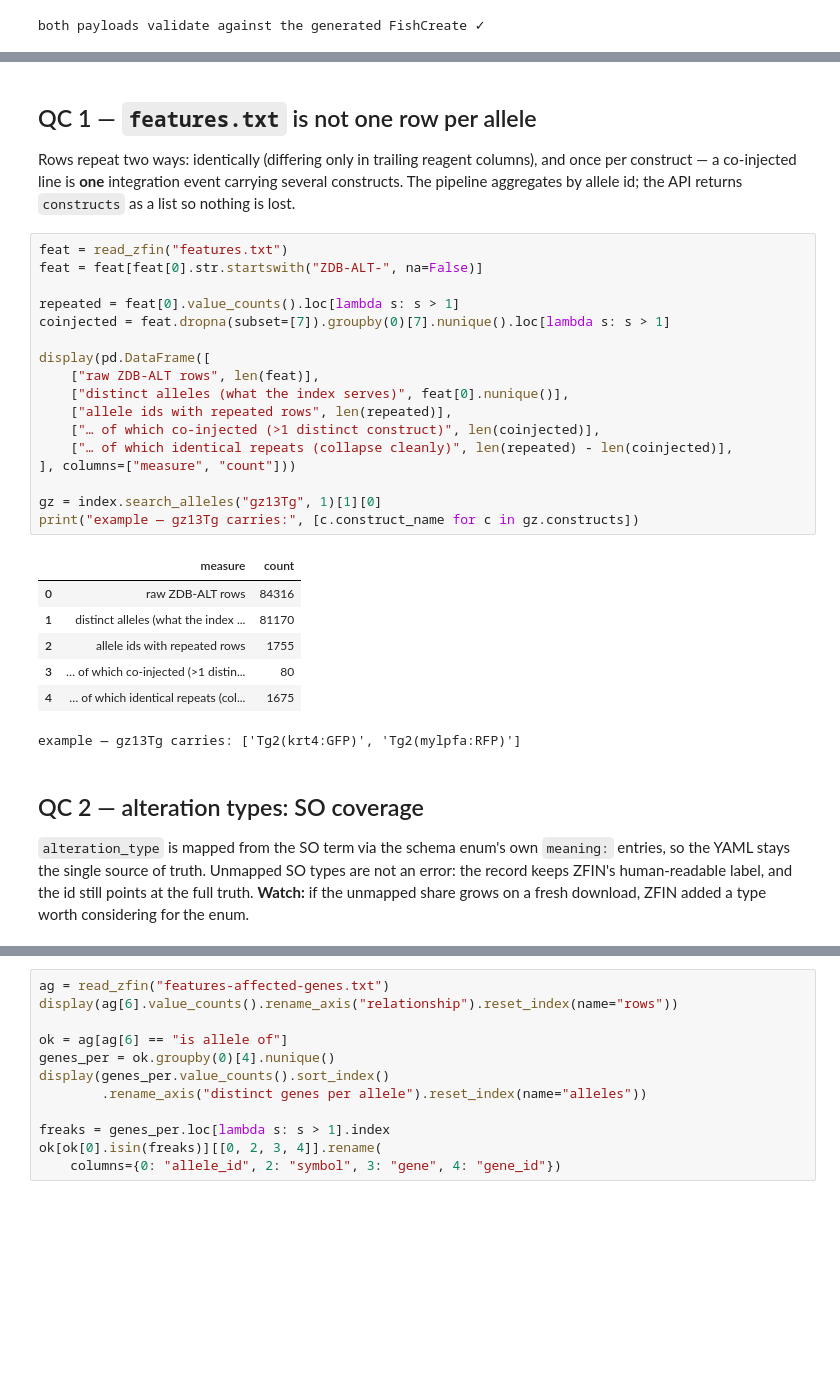
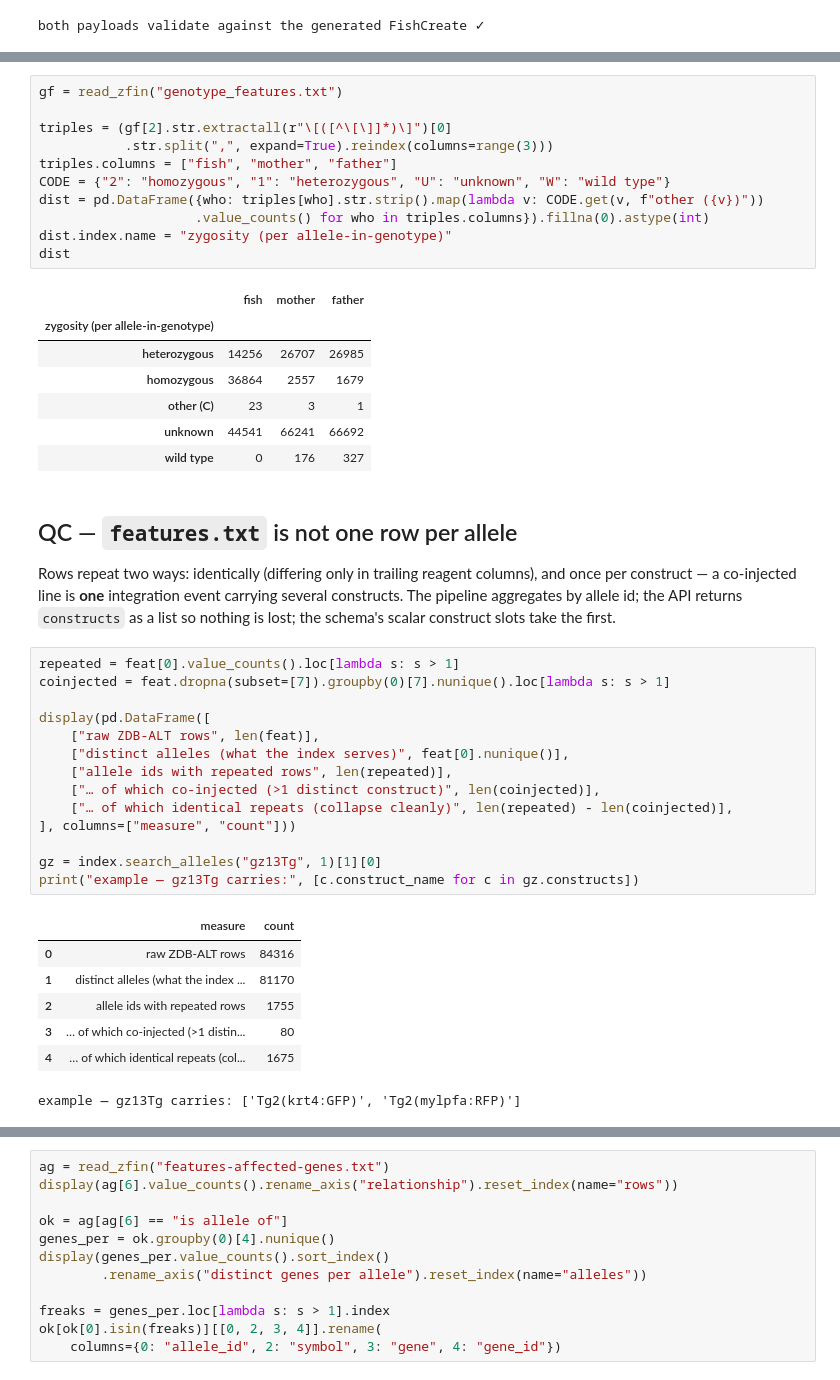
Before and after one commit to zappfish/zapp-atlas, a Jupyter notebook: notebooks/zfin_ingest_qc.ipynb, the cells around one changed output, grey strips where cells are left out. Cells and saved outputs as stored; diff of their text form; blank space fills up the shorter version.

```diff
--- a/notebooks/zfin_ingest_qc.ipynb
+++ b/notebooks/zfin_ingest_qc.ipynb
@@ -190,14 +327,30 @@ both payloads validate against the generated FishCreate ✓
+# %%
+gf = read_zfin("genotype_features.txt")
+
+triples = (gf[2].str.extractall(r"\[([^\[\]]*)\]")[0]
+           .str.split(",", expand=True).reindex(columns=range(3)))
+triples.columns = ["fish", "mother", "father"]
+CODE = {"2": "homozygous", "1": "heterozygous", "U": "unknown", "W": "wild type"}
+dist = pd.DataFrame({who: triples[who].str.strip().map(lambda v: CODE.get(v, f"other ({v})"))
+                    .value_counts() for who in triples.columns}).fillna(0).astype(int)
+dist.index.name = "zygosity (per allele-in-genotype)"
+dist
+# %% [output]
+|  | fish | mother | father |
+| zygosity (per allele-in-genotype) |  |  |  |
+| heterozygous | 14256 | 26707 | 26985 |
+| homozygous | 36864 | 2557 | 1679 |
+| other (C) | 23 | 3 | 1 |
+| unknown | 44541 | 66241 | 66692 |
+| wild type | 0 | 176 | 327 |
 # %% [markdown]
-## QC 1 — `features.txt` is not one row per allele
+## QC — `features.txt` is not one row per allele
 
 Rows repeat two ways: identically (differing only in trailing reagent columns), and
 once per construct — a co-injected line is **one** integration event carrying several
 constructs. The pipeline aggregates by allele id; the API returns `constructs` as a
-list so nothing is lost.
+list so nothing is lost; the schema's scalar construct slots take the first.
 # %%
-feat = read_zfin("features.txt")
-feat = feat[feat[0].str.startswith("ZDB-ALT-", na=False)]
-
 repeated = feat[0].value_counts().loc[lambda s: s > 1]
 coinjected = feat.dropna(subset=[7]).groupby(0)[7].nunique().loc[lambda s: s > 1]
 
@@ -219,11 +372,3 @@ print("example — gz13Tg carries:", [c.construct_name for c in gz.constructs])
 | 3 | … of which co-injected (>1 distin... | 80 |
 | 4 | … of which identical repeats (col... | 1675 |
 example — gz13Tg carries: ['Tg2(krt4:GFP)', 'Tg2(mylpfa:RFP)']
-# %% [markdown]
-## QC 2 — alteration types: SO coverage
-
-`alteration_type` is mapped from the SO term via the schema enum's own `meaning:`
-entries, so the YAML stays the single source of truth. Unmapped SO types are not an
-error: the record keeps ZFIN's human-readable label, and the id still points at the
-full truth. **Watch:** if the unmapped share grows on a fresh download, ZFIN added a
-type worth considering for the enum.
```
Also changed, not shown: parts of 26 cells of this notebook.
